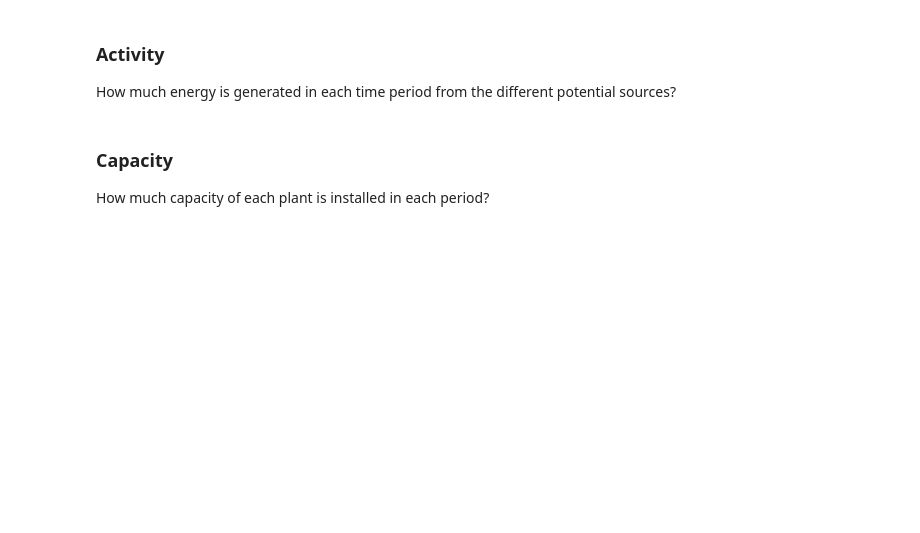
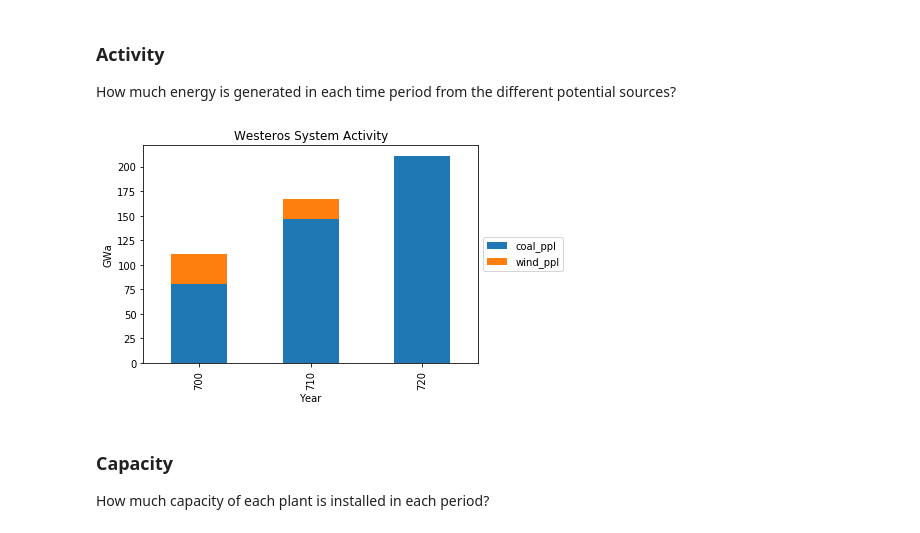
Before and after one commit to iiasa/message_ix, a Jupyter notebook: tutorial/westeros/westeros_baseline.ipynb, the cells around one changed output. Cells and saved outputs as stored; diff of their text form; code cells hidden in the pictures; blank space fills up the shorter version.

Commit message:
Update tutorial plotting to use new reporting/pyam

```diff
--- a/tutorial/westeros/westeros_baseline.ipynb
+++ b/tutorial/westeros/westeros_baseline.ipynb
@@ -509,4 +531,4 @@ scenario.var('OBJ')['lvl']
 We make use of some custom code for plotting the results; see `tools.py` in the tutorial directory.
 # %%
 from tools import Plots
-p = Plots(scenario, country, firstyear=model_horizon[0])
+p = Plots(scenario)
@@ -515,7 +542,9 @@ p = Plots(scenario, country, firstyear=model_horizon[0])
 
 How much energy is generated in each time period from the different potential sources?
 # %%
-p.plot_activity(baseyear=True, subset=['coal_ppl', 'wind_ppl'])
+p.plot_output(['coal_ppl', 'wind_ppl'])
+# %% [output]
+[figure, added]
 # %% [markdown]
 ### Capacity
 
```
Also changed, not shown: parts of 9 cells of this notebook, 1 other file.
